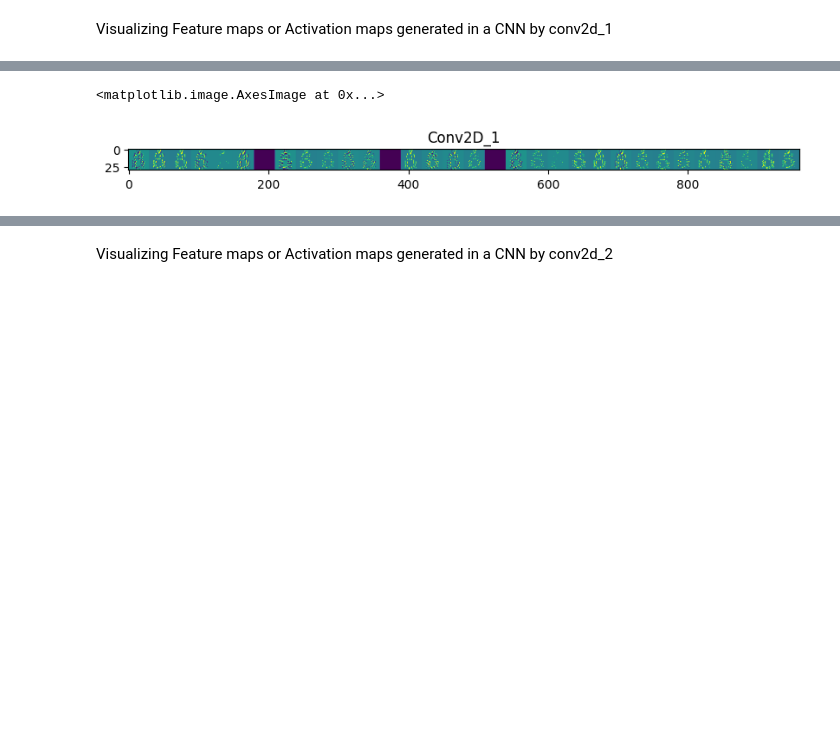
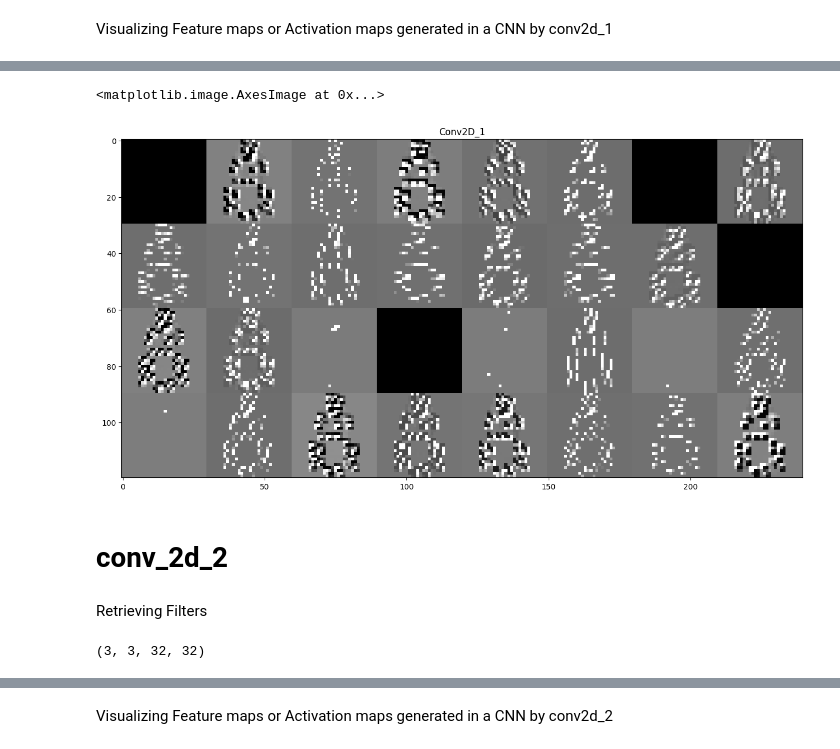
Before and after one commit to rishikeshydv/layerOutputInterpreter, a Jupyter notebook: trial1.ipynb, the cells around one changed output, grey strips where cells are left out. Cells and saved outputs as stored; diff of their text form; code cells hidden in the pictures; blank space fills up the shorter version.

Commit message:
filters and output corrected

```diff
--- a/trial1.ipynb
+++ b/trial1.ipynb
@@ -72,9 +66,0 @@ Visualizing Filter Matrices and Feature/Activation Maps in cconv2d_1
-# %%
-# Visualize filter weights
-plt.figure(figsize=(8, 8))
-for i in range(filter_weights.shape[3]):
-    plt.subplot(4, 4, i + 1)
-    plt.imshow(filter_weights[:, :, 0, i], cmap='viridis')
-    plt.axis('off')
-plt.suptitle('Filter Weights')
-plt.show()
@@ -85,0 +67,22 @@ Visualizing Feature/Activation Maps
+# %%
+# Define the number of rows and columns for subplots
+num_filters = filter_weights.shape[3]  # Assuming 32 filters
+num_rows = 4  # You can adjust this as needed
+num_cols = 8  # You can adjust this as needed
+
+# Create subplots to visualize each filter
+fig, axes = plt.subplots(num_rows, num_cols, figsize=(12, 6))
+
+for i in range(num_rows):
+    for j in range(num_cols):
+        if i * num_cols + j < num_filters:
+            # Extract a single filter's weights
+            filter_data = filter_weights[:, :, :, i * num_cols + j]
+
+            # Plot the filter as an image
+            ax = axes[i, j]
+            ax.imshow(filter_data[:, :, 0], cmap='gray')  # Assuming single-channel filters
+            ax.axis('off')
+
+plt.subplots_adjust(wspace=0.1, hspace=0.1)
+plt.show()
@@ -101,7 +106,7 @@ totalFeatures = firstLayer_featureMap.shape[-1]  # number of features in the fea
 size  = firstLayer_featureMap.shape[1]  # feature map shape (1, size, size, n_features)
 
 # We will tile our images in this matrix
-display_grid = np.zeros((size, size * totalFeatures))
+display_grid = np.zeros((size*4, size * 8))
 
 # Postprocess the feature to be visually palatable
 for i in range(totalFeatures):
@@ -112,12 +117,14 @@ for i in range(totalFeatures):
   x += 128
   x  = np.clip(x, 0, 255).astype('uint8')
   # Tile each filter into a horizontal grid
-  display_grid[:, i * size : (i + 1) * size] = x
+  row = i // 8
+  col = i % 8
+  display_grid[row * size: (row + 1) * size, col * size: (col + 1) * size] = x
 
 # Display the grid
-scale = 10. / totalFeatures
-plt.figure( figsize=(scale * totalFeatures, scale) )
+scale = 2.0
+plt.figure( figsize=(scale * 8, scale*4) )
 plt.title ( 'Conv2D_1')
 plt.grid  ( False )
-plt.imshow( display_grid, aspect='auto', cmap='viridis' )
+plt.imshow( display_grid, aspect='auto', cmap='gray' )
 # %% [output]
@@ -126,2 +132,19 @@ WARNING:tensorflow:6 out of the last 1568 calls to <function Model.make_predict_
 <matplotlib.image.AxesImage at 0x...>
-[figure, old version]
+[figure, new version]
+# %% [markdown]
+# conv_2d_2
+# %% [markdown]
+Retrieving Filters
+# %%
+# Define the layer you want to analyze (replace 'block4_conv1' with the desired layer name)
+layer_name = 'conv2d_2'
+selected_layer = model.get_layer(layer_name)
+
+filter_weights = selected_layer.get_weights()[0]
+min_weight = np.min(filter_weights)
+max_weight = np.max(filter_weights)
+normal_weight = (filter_weights-min_weight)/(max_weight-min_weight)
+filter_weights = normal_weight
+print(filter_weights.shape)
+# %% [output]
+(3, 3, 32, 32)
```
Also changed, not shown: parts of 22 cells of this notebook, 6 other files.
